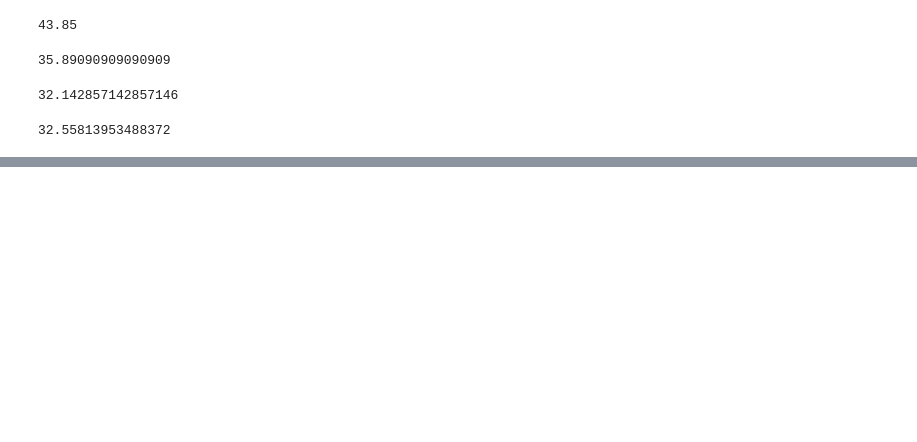
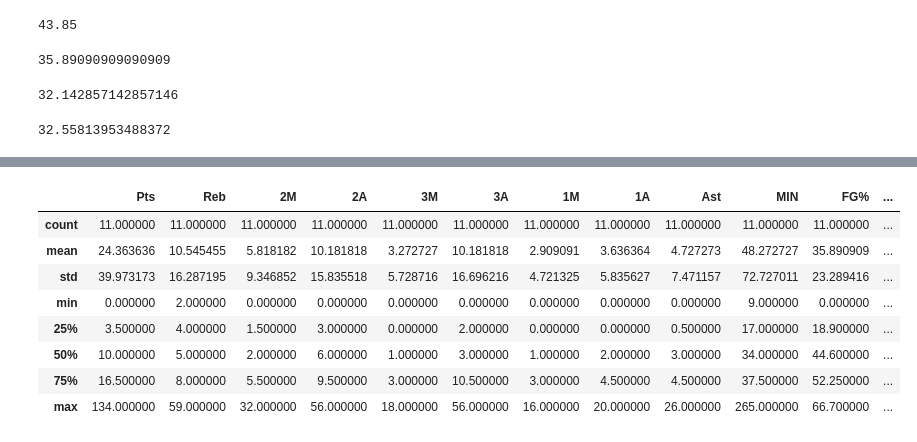
Before and after one commit to flannelmonke/HoopsForecast_Pro, a Jupyter notebook: 3_EDA/Understanding_data.ipynb, the cells around one changed output, grey strips where cells are left out. Drawn from its saved outputs; the diff is of its cells as text; code cells hidden in the pictures; blank space fills up the shorter version.

```diff
--- a/3_EDA/Understanding_data.ipynb
+++ b/3_EDA/Understanding_data.ipynb
@@ -131,0 +122,12 @@ three_pointA_ATL = ATL_GSW_home['3A'].sum()
+# %%
+ATL_GSW_away.describe()
+# %% [output]
+|  | Pts | Reb | 2M | 2A | 3M | 3A | 1M | 1A | Ast | MIN | FG% | ... |
+| count | 11.000000 | 11.000000 | 11.000000 | 11.000000 | 11.000000 | 11.000000 | 11.000000 | 11.000000 | 11.000000 | 11.000000 | 11.000000 | ... |
+| mean | 24.363636 | 10.545455 | 5.818182 | 10.181818 | 3.272727 | 10.181818 | 2.909091 | 3.636364 | 4.727273 | 48.272727 | 35.890909 | ... |
+| std | 39.973173 | 16.287195 | 9.346852 | 15.835518 | 5.728716 | 16.696216 | 4.721325 | 5.835627 | 7.471157 | 72.727011 | 23.289416 | ... |
+| min | 0.000000 | 2.000000 | 0.000000 | 0.000000 | 0.000000 | 0.000000 | 0.000000 | 0.000000 | 0.000000 | 9.000000 | 0.000000 | ... |
+| 25% | 3.500000 | 4.000000 | 1.500000 | 3.000000 | 0.000000 | 2.000000 | 0.000000 | 0.000000 | 0.500000 | 17.000000 | 18.900000 | ... |
+| 50% | 10.000000 | 5.000000 | 2.000000 | 6.000000 | 1.000000 | 3.000000 | 1.000000 | 2.000000 | 3.000000 | 34.000000 | 44.600000 | ... |
+| 75% | 16.500000 | 8.000000 | 5.500000 | 9.500000 | 3.000000 | 10.500000 | 3.000000 | 4.500000 | 4.500000 | 37.500000 | 52.250000 | ... |
+| max | 134.000000 | 59.000000 | 32.000000 | 56.000000 | 18.000000 | 56.000000 | 16.000000 | 20.000000 | 26.000000 | 265.000000 | 66.700000 | ... |
```
Also changed, not shown: parts of 6 cells of this notebook.
